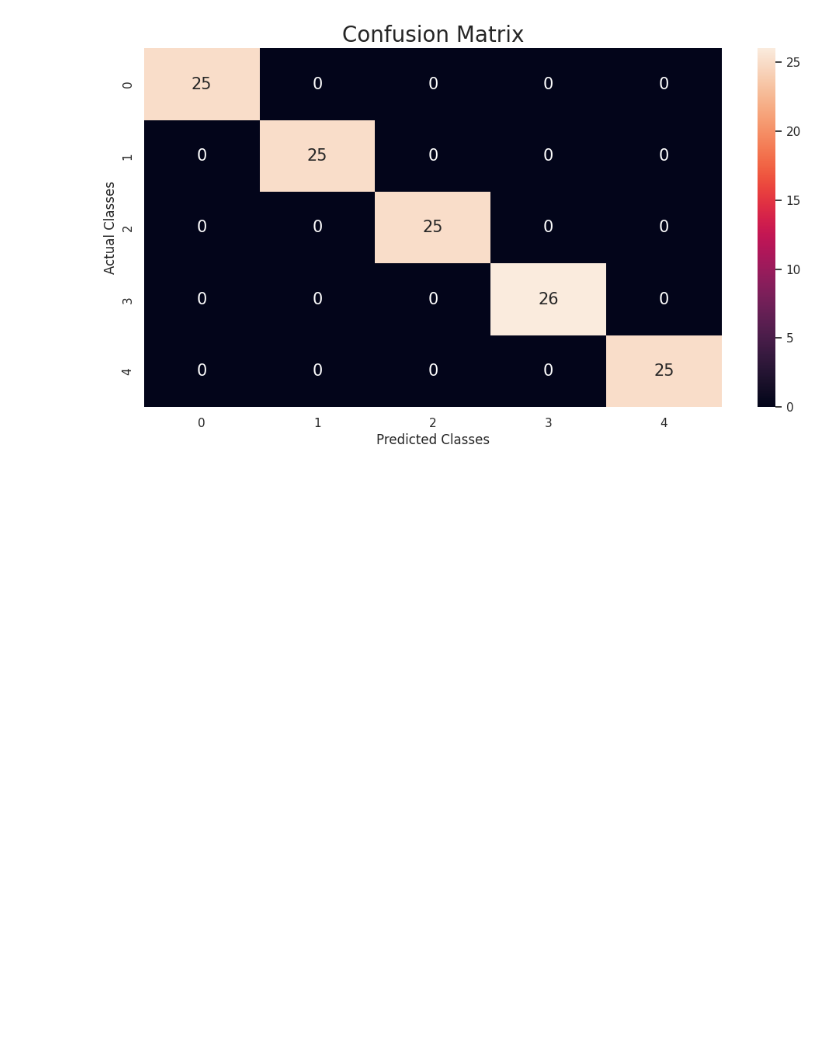
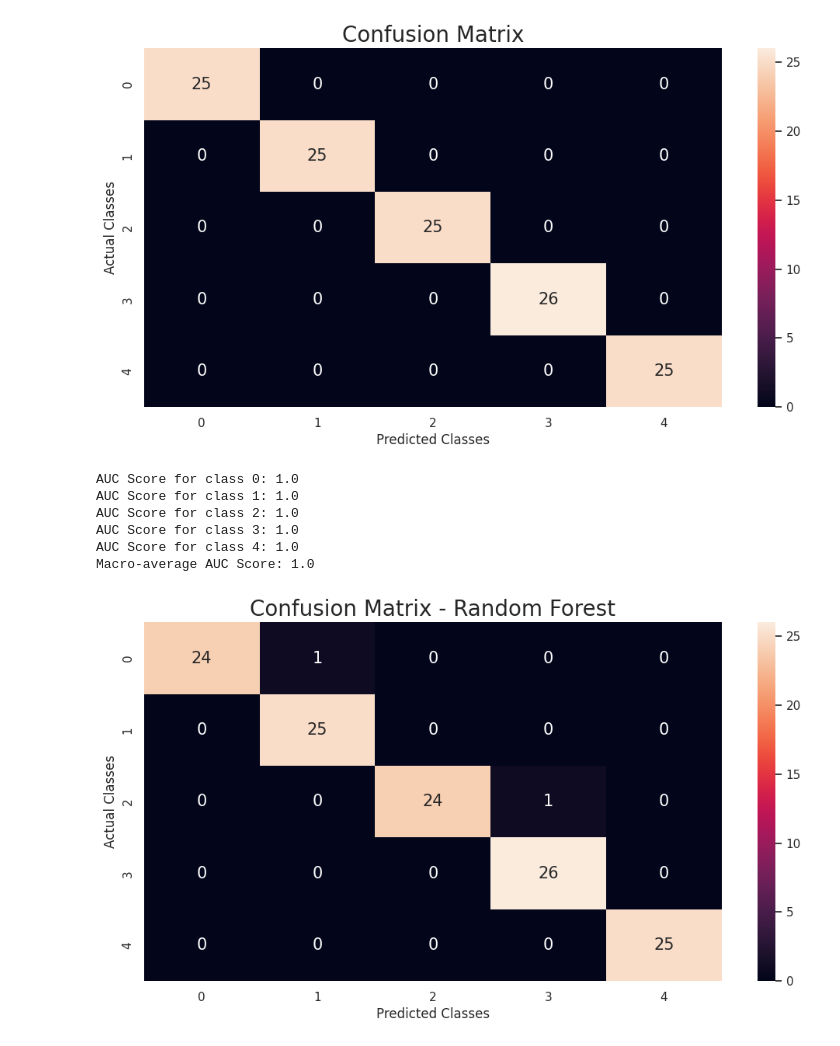
Before and after one commit to mvagusta1000/suman-ml-project, a Jupyter notebook: human-stress-detection.ipynb, the cells around one changed output. Saved outputs shown, nothing was run; the diff lists cells and outputs as text; code cells hidden in the pictures; blank space fills up the shorter version.

Commit message:
Kaggle Notebook | human stress detection | Version 1

```diff
--- a/human-stress-detection.ipynb
+++ b/human-stress-detection.ipynb
@@ -258,0 +251,80 @@ validation accuracy
+# %%
+from sklearn.preprocessing import label_binarize
+from sklearn.metrics import roc_auc_score
+
+# Binarize the output for multiclass
+y_bin = label_binarize(y_valid, classes=[0, 1, 2, 3, 4])
+n_classes = y_bin.shape[1]
+
+# Compute AUC for each class
+auc_scores = []
+for i in range(n_classes):
+    auc_score = roc_auc_score(y_bin[:, i], lr.predict_proba(X_valid)[:, i])
+    auc_scores.append(auc_score)
+    print(f'AUC Score for class {i}: {auc_score}')
+
+# Macro-average AUC
+macro_auc_score = np.mean(auc_scores)
+print(f'Macro-average AUC Score: {macro_auc_score}')
+
+
+
+
+# other evalution matrix
+# train dta set accuracy
+# validation accuracy
+# %% [output]
+AUC Score for class 0: 1.0
+AUC Score for class 1: 1.0
+AUC Score for class 2: 1.0
+AUC Score for class 3: 1.0
+AUC Score for class 4: 1.0
+Macro-average AUC Score: 1.0
+# %%
+import numpy as np
+import pandas as pd
+import matplotlib.pyplot as plt
+import seaborn as sns
+import warnings
+from mlxtend.preprocessing import minmax_scaling
+from sklearn.model_selection import train_test_split
+from sklearn.ensemble import RandomForestClassifier
+from sklearn.metrics import confusion_matrix
+
+warnings.filterwarnings('ignore')
+
+# Load the data
+data = pd.read_csv('/kaggle/input/human-stress-detection-in-and-through-sleep/SaYoPillow.csv')
+
+# Rename columns for clarity
+data.rename(columns={'sr': 'snoring rate', 'rr':'respiration rate', 't': 'body temperature', 'lm':'limb movement',
+                     'bo':'blood oxygen', 'rem':'eye movement', 'sr.1':'sleeping hours', 'hr':'heart rate',
+                     'sl':'stress level'}, inplace=True)
+
+# Scale the features
+X = data.drop('stress level', axis=1)
+y = pd.DataFrame(data['stress level'])
+X_scaled = minmax_scaling(X, columns=X.columns)
+
+# Split the data into training and validation sets
+X_train, X_valid, y_train, y_valid = train_test_split(X_scaled, y, train_size=0.8, test_size=0.2, random_state=42,
+                                                      stratify=y, shuffle=True)
+
+# Initialize and train the Random Forest model
+rfc = RandomForestClassifier()
+rfc.fit(X_train, y_train)
+y_pred = rfc.predict(X_valid)
+
+# Generate the confusion matrix
+cm = confusion_matrix(y_valid, y_pred)
+cm_dataframe = pd.DataFrame(cm, columns=rfc.classes_, index=rfc.classes_)
+
+# Plot the confusion matrix
+plt.figure(figsize=(12, 6))
+p = sns.heatmap(cm_dataframe, annot=True, fmt="d", annot_kws={"fontsize":15})
+p.set_title('Confusion Matrix - Random Forest', fontsize=20)
+p.set_xlabel('Predicted Classes')
+p.set_ylabel('Actual Classes')
+plt.show()
+# %% [output]
+[figure, added]
```
Also changed, not shown: parts of 9 cells of this notebook.
